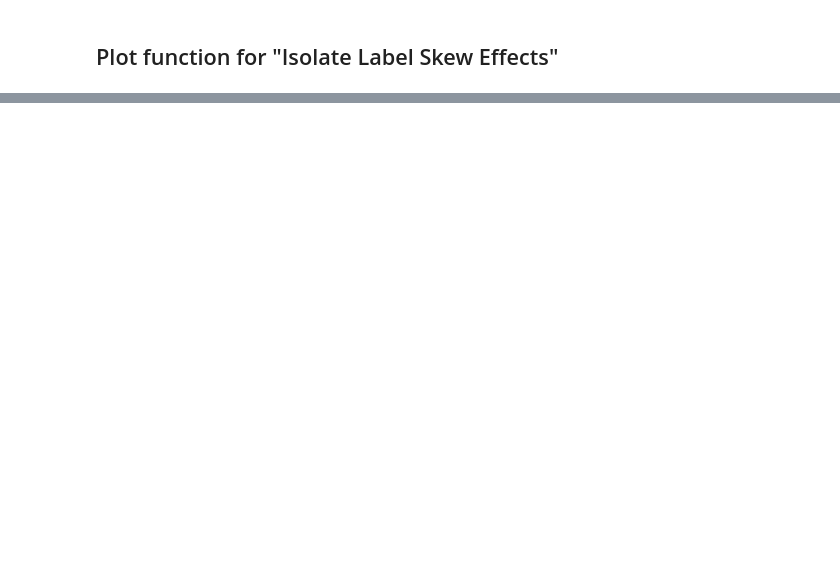
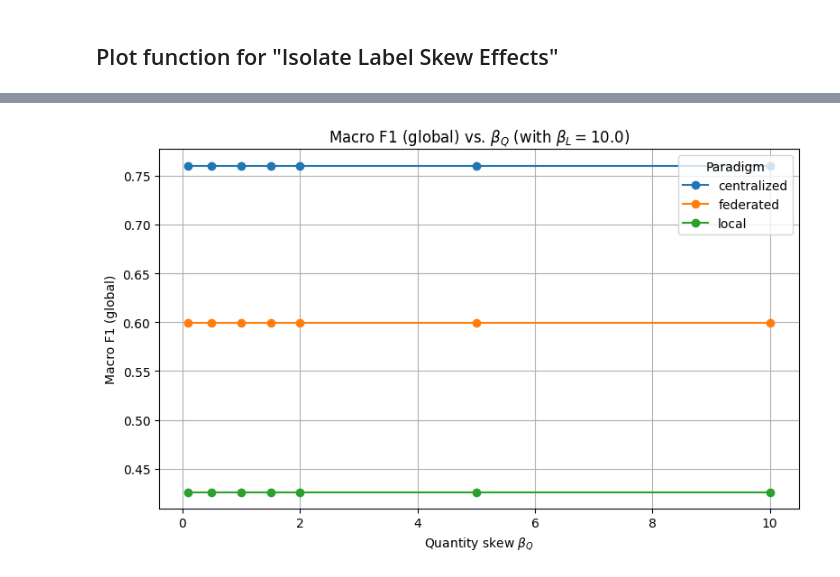
Before and after one commit to OskarJohnsen/Federated-dental-risk-vol2, a Jupyter notebook: src/fdrp/analysis/plot_docu.ipynb, the cells around one changed output, grey strips where cells are left out. Saved outputs shown, nothing was run; the diff lists cells and outputs as text; code cells hidden in the pictures; blank space fills up the shorter version.

```diff
--- a/src/fdrp/analysis/plot_docu.ipynb
+++ b/src/fdrp/analysis/plot_docu.ipynb
@@ -164,0 +120,6 @@ Index(['paradigm', 'beta_L', 'beta_Q', 'seed', 'f1_global_macro',
+# %%
+import pandas as pd
+
+df = pd.read_csv(csv_path)
+
+display(df)
@@ -164,0 +220,8 @@ Index(['paradigm', 'beta_L', 'beta_Q', 'seed', 'f1_global_macro',
+# %%
+plot_quantity_skew_metric(
+    csv_path=csv_path,
+    metric="f1_global_macro",
+    beta_l=10.0
+)
+# %% [output]
+[figure, added]
```
Also changed, not shown: parts of 7 cells of this notebook, 2 other files.
